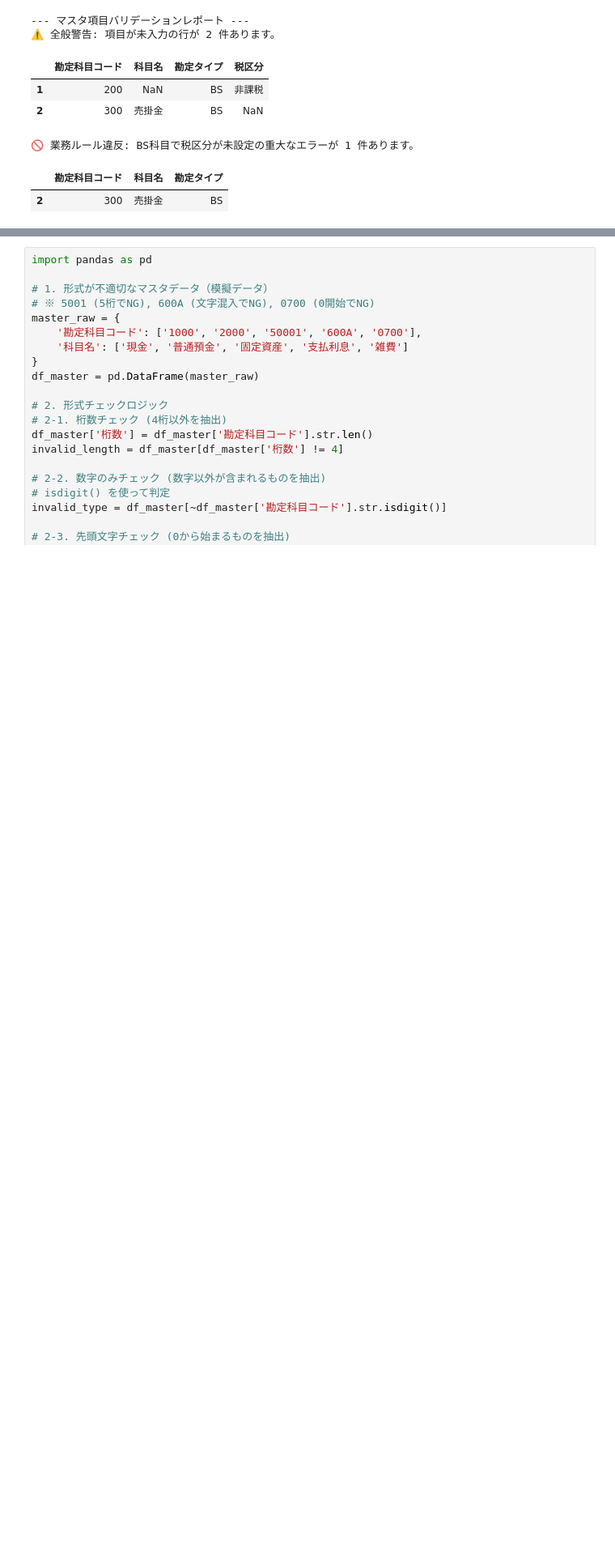
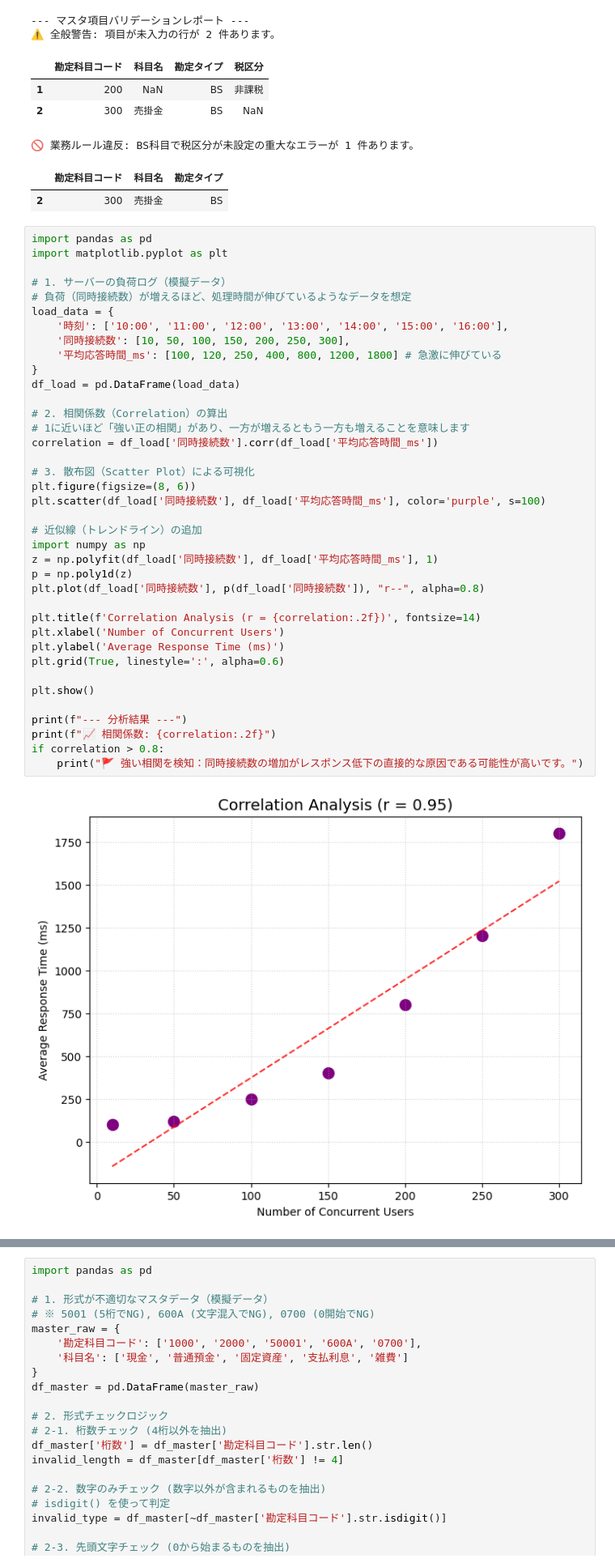
Before and after one commit to Koji-Accounting-Tech/D365-Finance-Data-Validator, a Jupyter notebook: D365_Data_Processing.ipynb, the cells around one changed output, grey strips where cells are left out. Shown at 81% size. Drawn from its saved outputs; the diff is of its cells as text; blank space fills up the shorter version.

```diff
--- a/D365_Data_Processing.ipynb
+++ b/D365_Data_Processing.ipynb
@@ -614,3 +614,43 @@ else:
 🚫 業務ルール違反: BS科目で税区分が未設定の重大なエラーが 1 件あります。
 |  | 勘定科目コード | 科目名 | 勘定タイプ |
 | 2 | 300 | 売掛金 | BS |
+# %%
+import pandas as pd
+import matplotlib.pyplot as plt
+
+# 1. サーバーの負荷ログ（模擬データ）
+# 負荷（同時接続数）が増えるほど、処理時間が伸びているようなデータを想定
+load_data = {
+    '時刻': ['10:00', '11:00', '12:00', '13:00', '14:00', '15:00', '16:00'],
+    '同時接続数': [10, 50, 100, 150, 200, 250, 300],
+    '平均応答時間_ms': [100, 120, 250, 400, 800, 1200, 1800] # 急激に伸びている
+}
+df_load = pd.DataFrame(load_data)
+
+# 2. 相関係数（Correlation）の算出
+# 1に近いほど「強い正の相関」があり、一方が増えるともう一方も増えることを意味します
+correlation = df_load['同時接続数'].corr(df_load['平均応答時間_ms'])
+
+# 3. 散布図（Scatter Plot）による可視化
+plt.figure(figsize=(8, 6))
+plt.scatter(df_load['同時接続数'], df_load['平均応答時間_ms'], color='purple', s=100)
+
+# 近似線（トレンドライン）の追加
+import numpy as np
+z = np.polyfit(df_load['同時接続数'], df_load['平均応答時間_ms'], 1)
+p = np.poly1d(z)
+plt.plot(df_load['同時接続数'], p(df_load['同時接続数']), "r--", alpha=0.8)
+
+plt.title(f'Correlation Analysis (r = {correlation:.2f})', fontsize=14)
+plt.xlabel('Number of Concurrent Users')
+plt.ylabel('Average Response Time (ms)')
+plt.grid(True, linestyle=':', alpha=0.6)
+
+plt.show()
+
+print(f"--- 分析結果 ---")
+print(f"📈 相関係数: {correlation:.2f}")
+if correlation > 0.8:
+    print("🚩 強い相関を検知：同時接続数の増加がレスポンス低下の直接的な原因である可能性が高いです。")
+# %% [output]
+[figure, added]
```
Also changed, not shown: parts of 1 cell of this notebook.
